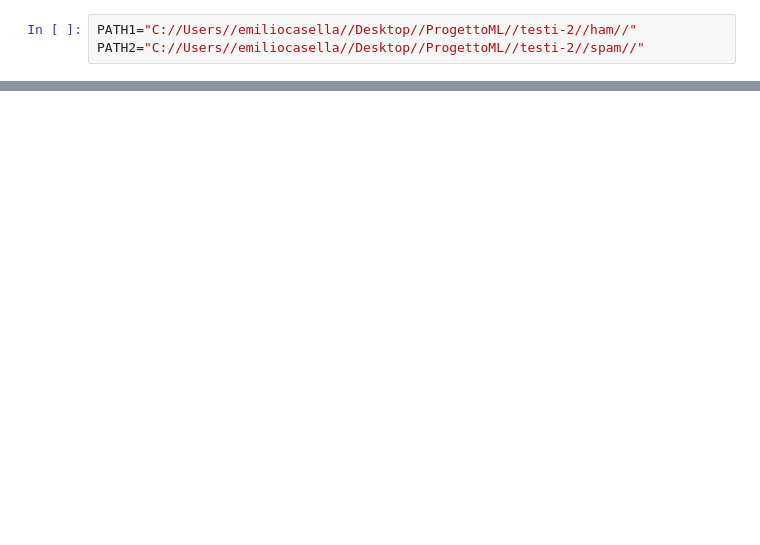
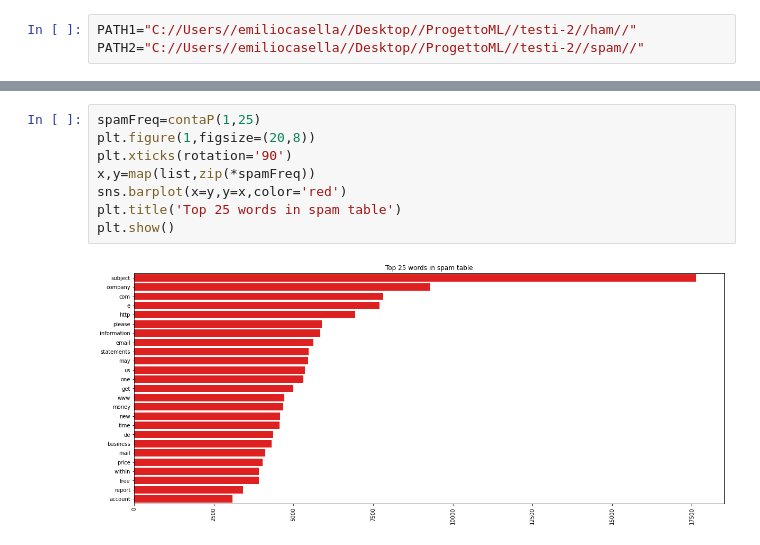
Before and after one commit to Elmaravilla7/ProjML, a Jupyter notebook: Untitled2.ipynb, the cells around one changed output, grey strips where cells are left out. Saved outputs shown, nothing was run; the diff lists cells and outputs as text; blank space fills up the shorter version.

```diff
--- a/Untitled2.ipynb
+++ b/Untitled2.ipynb
@@ -157,0 +149,10 @@ from sklearn.decomposition import PCA
+# %%
+spamFreq=contaP(1,25)
+plt.figure(1,figsize=(20,8))
+plt.xticks(rotation='90')
+x,y=map(list,zip(*spamFreq))
+sns.barplot(x=y,y=x,color='red')
+plt.title('Top 25 words in spam table')
+plt.show()
+# %% [output]
+[figure, added]
```
Also changed, not shown: parts of 29 cells of this notebook.
